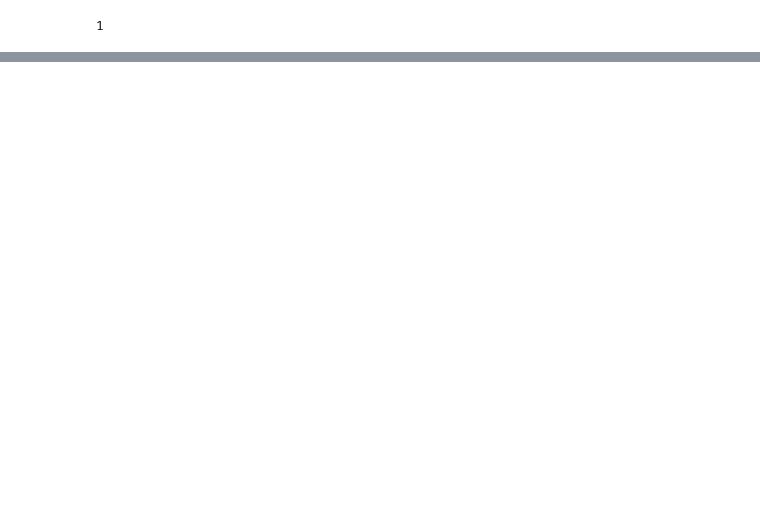
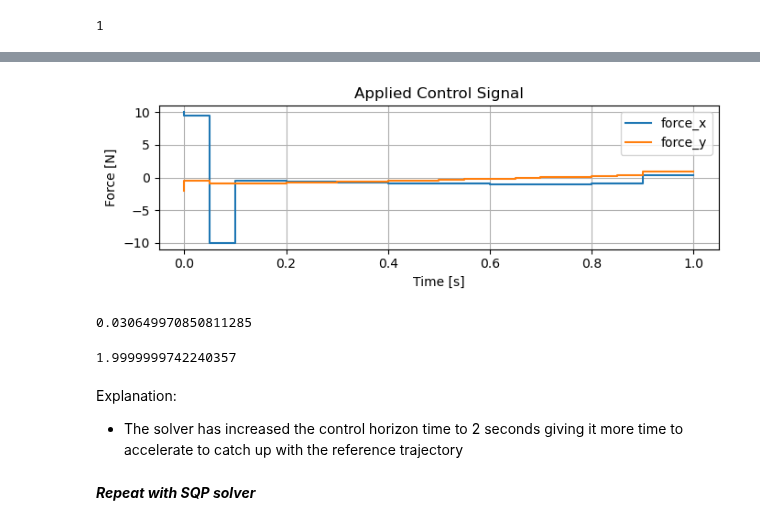
Before and after one commit to billtubbs/casadi-examples, a Jupyter notebook: 9-Time-Optimal-Control.ipynb, the cells around one changed output, grey strips where cells are left out. Saved outputs shown, nothing was run; the diff lists cells and outputs as text; code cells hidden in the pictures; blank space fills up the shorter version.

```diff
--- a/9-Time-Optimal-Control.ipynb
+++ b/9-Time-Optimal-Control.ipynb
@@ -392,0 +482,25 @@ Explanation:
+# %%
+usol = sol.value(U)
+make_control_signal_plot(usol)
+plt.tight_layout()
+filename = f'toc_sol_1_3a_control.pdf'
+plt.savefig(os.path.join(plot_dir, filename))
+plt.show()
+# %% [output]
+[figure, added]
+# %%
+# Tracking error
+tracking_rmse = np.sqrt(sol.value(sumsqr(X[:2, :] - ref)) / (N+1))
+tracking_rmse
+# %% [output]
+0.030649970850811285
+# %%
+Tch_sol = sol.value(Tch)
+Tch_sol
+# %% [output]
+1.9999999742240357
+# %% [markdown]
+Explanation:
+ - The solver has increased the control horizon time to 2 seconds giving it more time to accelerate to catch up with the reference trajectory
+# %% [markdown]
+***Repeat with SQP solver***
```
Also changed, not shown: parts of 39 cells of this notebook, 1 other file.
